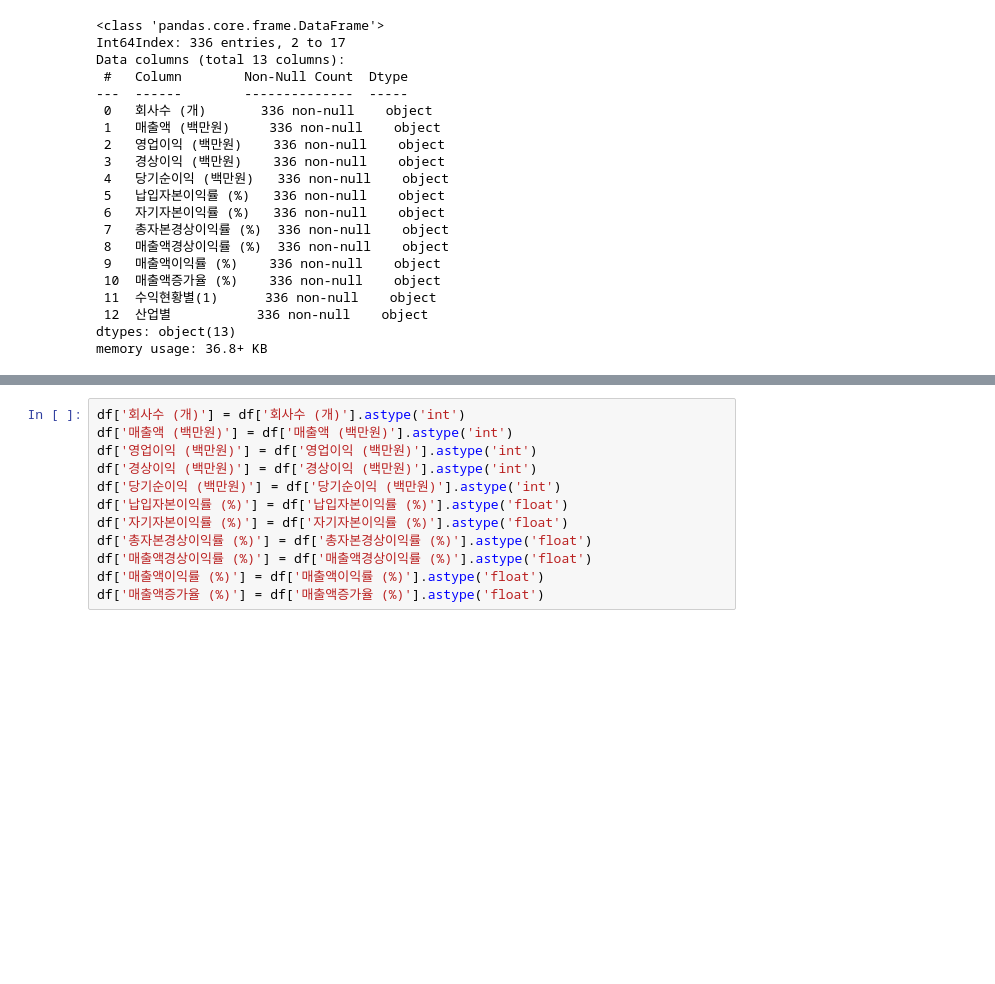
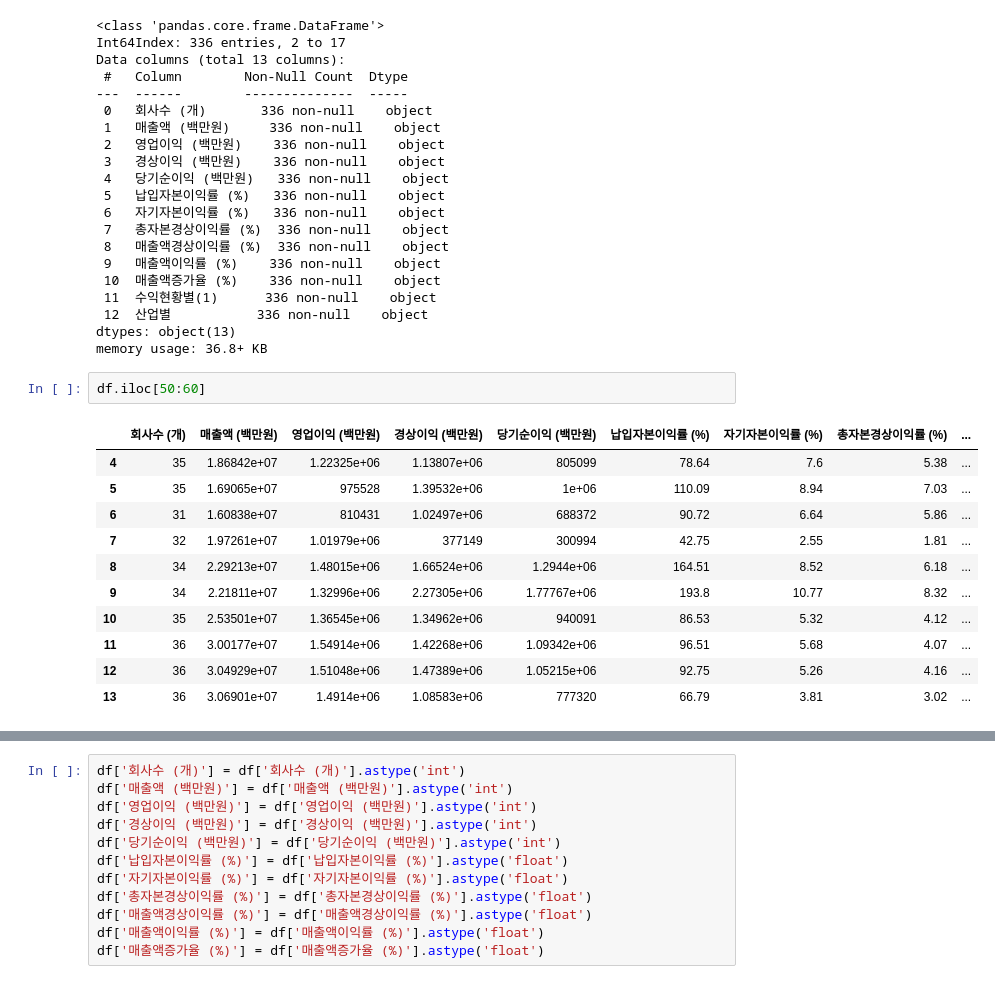
Before and after one commit to dss-16th/eda-repo-1, a Jupyter notebook: revenue.ipynb, the cells around one changed output, grey strips where cells are left out. Saved outputs shown, nothing was run; the diff lists cells and outputs as text; blank space fills up the shorter version.

```diff
--- a/revenue.ipynb
+++ b/revenue.ipynb
@@ -136,4 +143,18 @@ Data columns (total 13 columns):
  12  산업별           336 non-null    object
 dtypes: object(13)
 memory usage: 36.8+ KB
+# %%
+df.iloc[50:60]
+# %% [output]
+|  | 회사수 (개) | 매출액 (백만원) | 영업이익 (백만원) | 경상이익 (백만원) | 당기순이익 (백만원) | 납입자본이익률 (%) | 자기자본이익률 (%) | 총자본경상이익률 (%) | ... |
+| 4 | 35 | 1.86842e+07 | 1.22325e+06 | 1.13807e+06 | 805099 | 78.64 | 7.6 | 5.38 | ... |
+| 5 | 35 | 1.69065e+07 | 975528 | 1.39532e+06 | 1e+06 | 110.09 | 8.94 | 7.03 | ... |
+| 6 | 31 | 1.60838e+07 | 810431 | 1.02497e+06 | 688372 | 90.72 | 6.64 | 5.86 | ... |
+| 7 | 32 | 1.97261e+07 | 1.01979e+06 | 377149 | 300994 | 42.75 | 2.55 | 1.81 | ... |
+| 8 | 34 | 2.29213e+07 | 1.48015e+06 | 1.66524e+06 | 1.2944e+06 | 164.51 | 8.52 | 6.18 | ... |
+| 9 | 34 | 2.21811e+07 | 1.32996e+06 | 2.27305e+06 | 1.77767e+06 | 193.8 | 10.77 | 8.32 | ... |
+| 10 | 35 | 2.53501e+07 | 1.36545e+06 | 1.34962e+06 | 940091 | 86.53 | 5.32 | 4.12 | ... |
+| 11 | 36 | 3.00177e+07 | 1.54914e+06 | 1.42268e+06 | 1.09342e+06 | 96.51 | 5.68 | 4.07 | ... |
+| 12 | 36 | 3.04929e+07 | 1.51048e+06 | 1.47389e+06 | 1.05215e+06 | 92.75 | 5.26 | 4.16 | ... |
+| 13 | 36 | 3.06901e+07 | 1.4914e+06 | 1.08583e+06 | 777320 | 66.79 | 3.81 | 3.02 | ... |
 # %%
```
Also changed, not shown: parts of 26 cells of this notebook.
